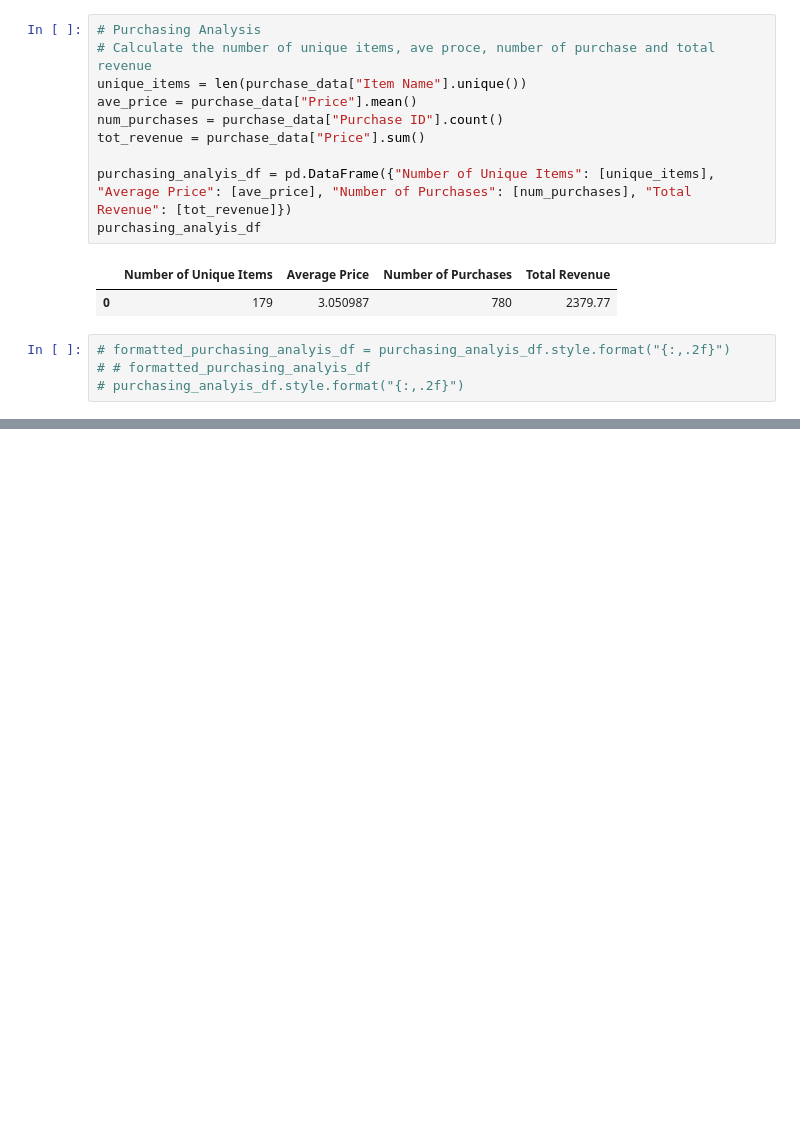
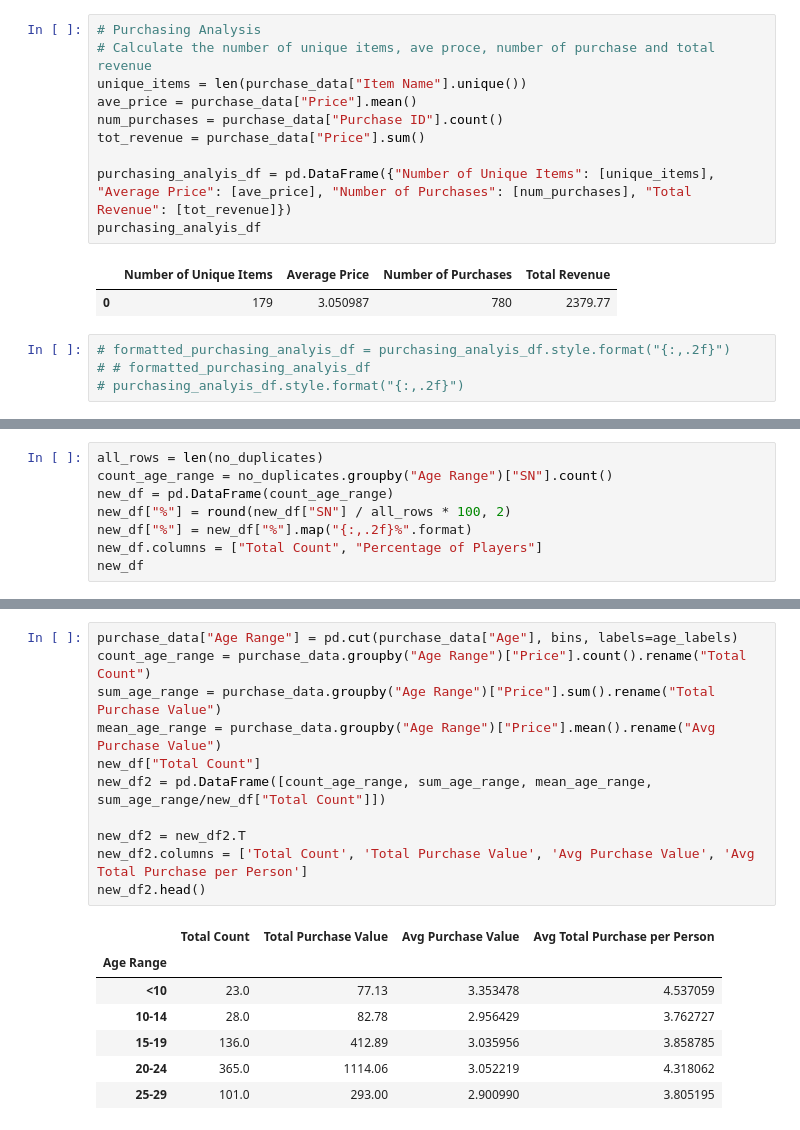
Before and after one commit to MellyB5/pandas_challenge, a Jupyter notebook: test.ipynb, the cells around one changed output, grey strips where cells are left out. Drawn from its saved outputs; the diff is of its cells as text; blank space fills up the shorter version.

```diff
--- a/test.ipynb
+++ b/test.ipynb
@@ -115,0 +158,8 @@ purchase_df
+# %%
+all_rows = len(no_duplicates)
+count_age_range = no_duplicates.groupby("Age Range")["SN"].count()
+new_df = pd.DataFrame(count_age_range)
+new_df["%"] = round(new_df["SN"] / all_rows * 100, 2)
+new_df["%"] = new_df["%"].map("{:,.2f}%".format)
+new_df.columns = ["Total Count", "Percentage of Players"]
+new_df
@@ -115,0 +189,19 @@ purchase_df
+# %%
+purchase_data["Age Range"] = pd.cut(purchase_data["Age"], bins, labels=age_labels)
+count_age_range = purchase_data.groupby("Age Range")["Price"].count().rename("Total Count")
+sum_age_range = purchase_data.groupby("Age Range")["Price"].sum().rename("Total Purchase Value")
+mean_age_range = purchase_data.groupby("Age Range")["Price"].mean().rename("Avg Purchase Value")
+new_df["Total Count"]
+new_df2 = pd.DataFrame([count_age_range, sum_age_range, mean_age_range, sum_age_range/new_df["Total Count"]])
+
+new_df2 = new_df2.T
+new_df2.columns = ['Total Count', 'Total Purchase Value', 'Avg Purchase Value', 'Avg Total Purchase per Person']
+new_df2.head()
+# %% [output]
+|  | Total Count | Total Purchase Value | Avg Purchase Value | Avg Total Purchase per Person |
+| Age Range |  |  |  |  |
+| <10 | 23.0 | 77.13 | 3.353478 | 4.537059 |
+| 10-14 | 28.0 | 82.78 | 2.956429 | 3.762727 |
+| 15-19 | 136.0 | 412.89 | 3.035956 | 3.858785 |
+| 20-24 | 365.0 | 1114.06 | 3.052219 | 4.318062 |
+| 25-29 | 101.0 | 293.00 | 2.900990 | 3.805195 |
```
Also changed, not shown: parts of 13 cells of this notebook.
